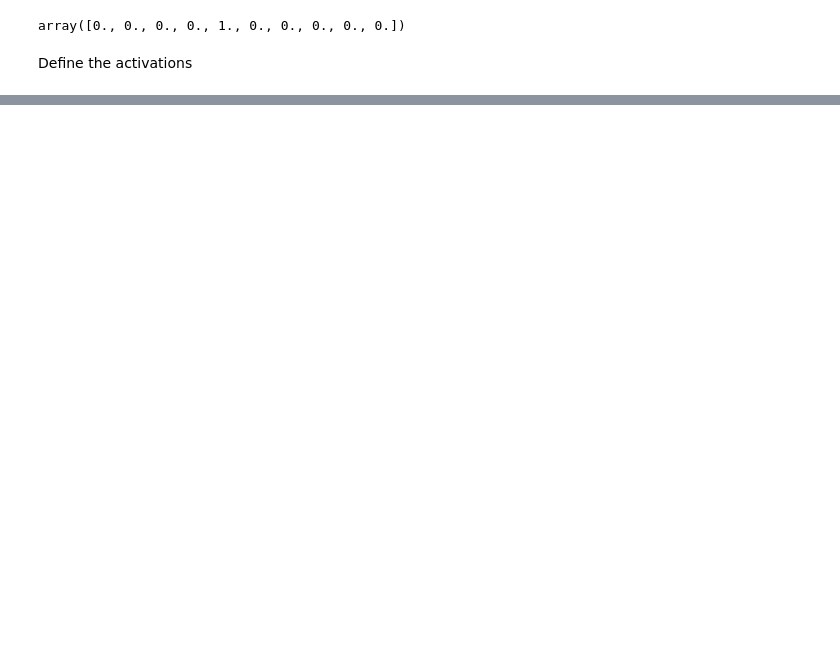
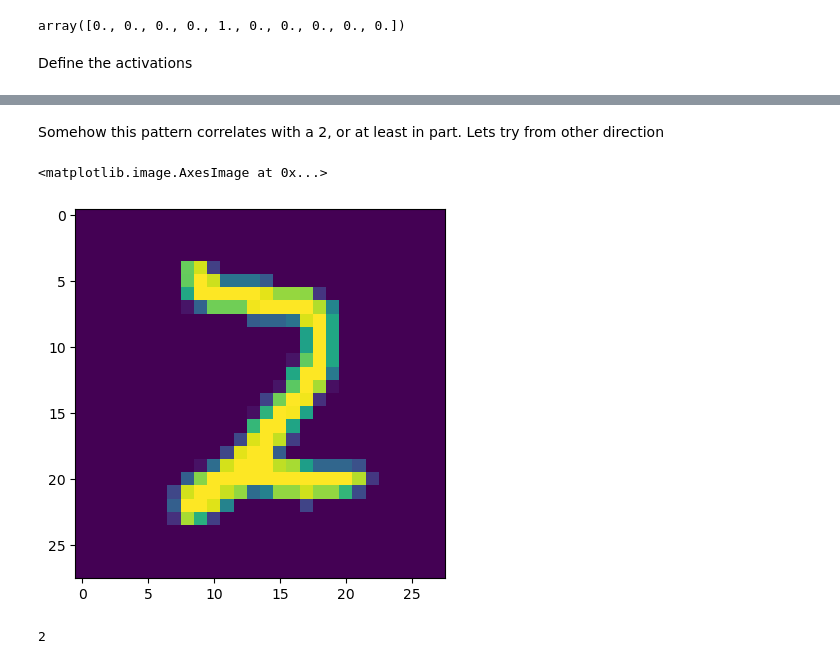
Before and after one commit to DrEntropy/NNbyHand, a Jupyter notebook: byhand.ipynb, the cells around one changed output, grey strips where cells are left out. Saved outputs shown, nothing was run; the diff lists cells and outputs as text; code cells hidden in the pictures; blank space fills up the shorter version.

```diff
--- a/byhand.ipynb
+++ b/byhand.ipynb
@@ -211,0 +181,11 @@ plt.plot(layer_1_test[0])
+# %% [markdown]
+Somehow this pattern correlates with a 2, or at least in part. Lets try from other direction
+# %%
+plt.imshow(np.reshape(X_test[14],[28,28]))
+# %% [output]
+<matplotlib.image.AxesImage at 0x...>
+[figure, added]
+# %%
+np.argmax(model.predict(X_test[14]))
+# %% [output]
+2
```
Also changed, not shown: parts of 52 cells of this notebook, 1 other file.
